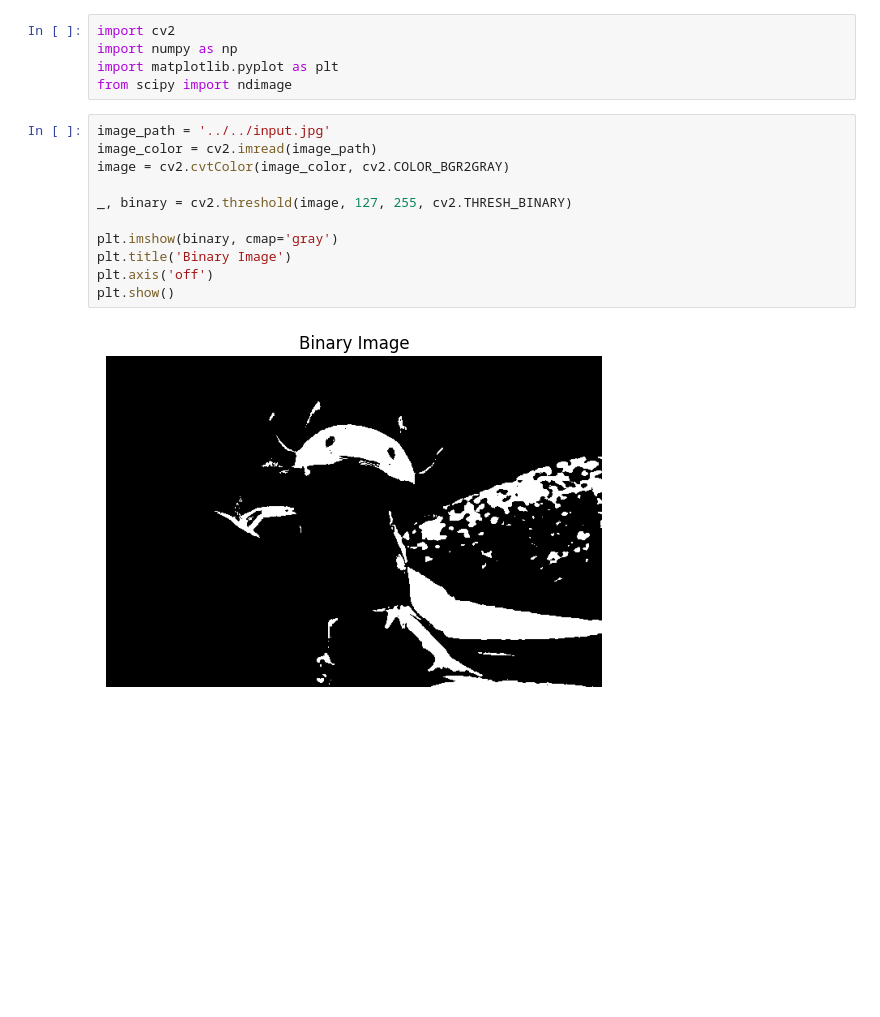
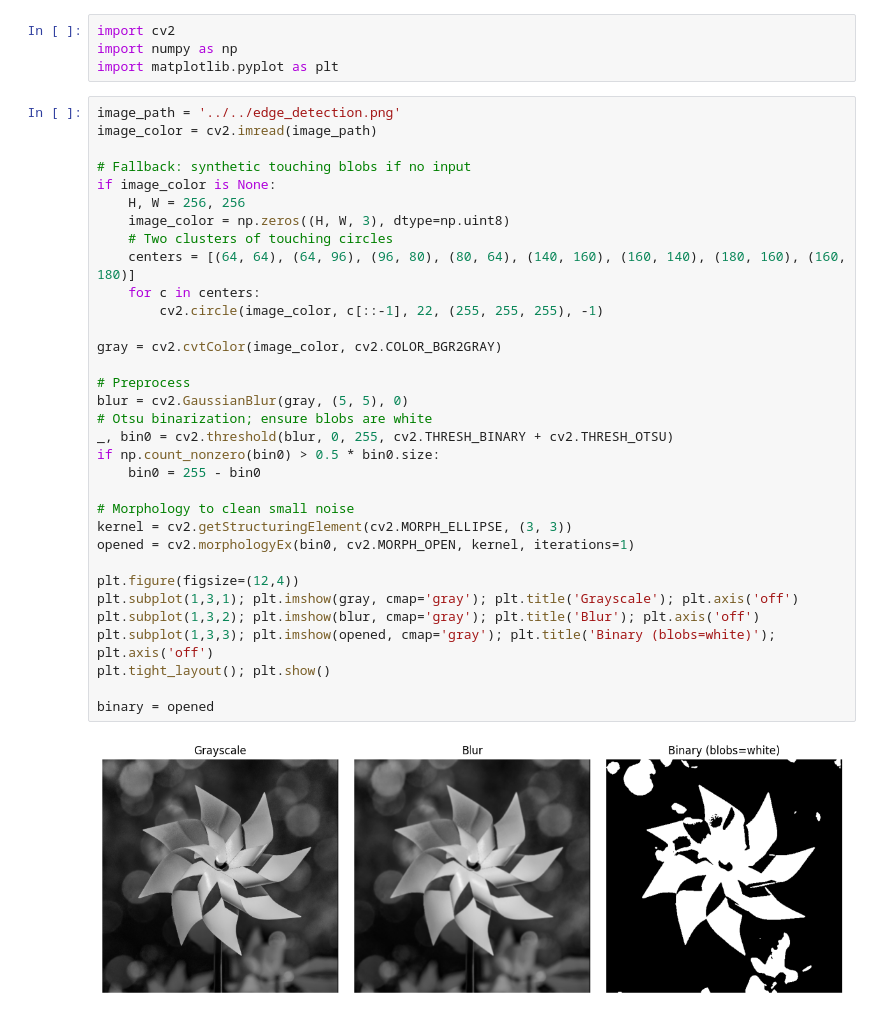
Before and after one commit to ItsTatsuya/Digital-Image-Video-Processing-Lab, a Jupyter notebook: Set-3/Question-9/qn9.ipynb, the cells around one changed output. Saved outputs shown, nothing was run; the diff lists cells and outputs as text; blank space fills up the shorter version.

```diff
--- a/Set-3/Question-9/qn9.ipynb
+++ b/Set-3/Question-9/qn9.ipynb
@@ -2,18 +2,39 @@
 import cv2
 import numpy as np
 import matplotlib.pyplot as plt
-from scipy import ndimage
 # %%
-image_path = '../../input.jpg'
+image_path = '../../edge_detection.png'
 image_color = cv2.imread(image_path)
-image = cv2.cvtColor(image_color, cv2.COLOR_BGR2GRAY)
 
-_, binary = cv2.threshold(image, 127, 255, cv2.THRESH_BINARY)
+# Fallback: synthetic touching blobs if no input
+if image_color is None:
+    H, W = 256, 256
+    image_color = np.zeros((H, W, 3), dtype=np.uint8)
+    # Two clusters of touching circles
+    centers = [(64, 64), (64, 96), (96, 80), (80, 64), (140, 160), (160, 140), (180, 160), (160, 180)]
+    for c in centers:
+        cv2.circle(image_color, c[::-1], 22, (255, 255, 255), -1)
 
-plt.imshow(binary, cmap='gray')
-plt.title('Binary Image')
-plt.axis('off')
-plt.show()
+gray = cv2.cvtColor(image_color, cv2.COLOR_BGR2GRAY)
+
+# Preprocess
+blur = cv2.GaussianBlur(gray, (5, 5), 0)
+# Otsu binarization; ensure blobs are white
+_, bin0 = cv2.threshold(blur, 0, 255, cv2.THRESH_BINARY + cv2.THRESH_OTSU)
+if np.count_nonzero(bin0) > 0.5 * bin0.size:
+    bin0 = 255 - bin0
+
+# Morphology to clean small noise
+kernel = cv2.getStructuringElement(cv2.MORPH_ELLIPSE, (3, 3))
+opened = cv2.morphologyEx(bin0, cv2.MORPH_OPEN, kernel, iterations=1)
+
+plt.figure(figsize=(12,4))
+plt.subplot(1,3,1); plt.imshow(gray, cmap='gray'); plt.title('Grayscale'); plt.axis('off')
+plt.subplot(1,3,2); plt.imshow(blur, cmap='gray'); plt.title('Blur'); plt.axis('off')
+plt.subplot(1,3,3); plt.imshow(opened, cmap='gray'); plt.title('Binary (blobs=white)'); plt.axis('off')
+plt.tight_layout(); plt.show()
+
+binary = opened
 # %% [output]
-[figure, old version]
+[figure, new version]
 # %%
```
Also changed, not shown: parts of 2 cells of this notebook.
